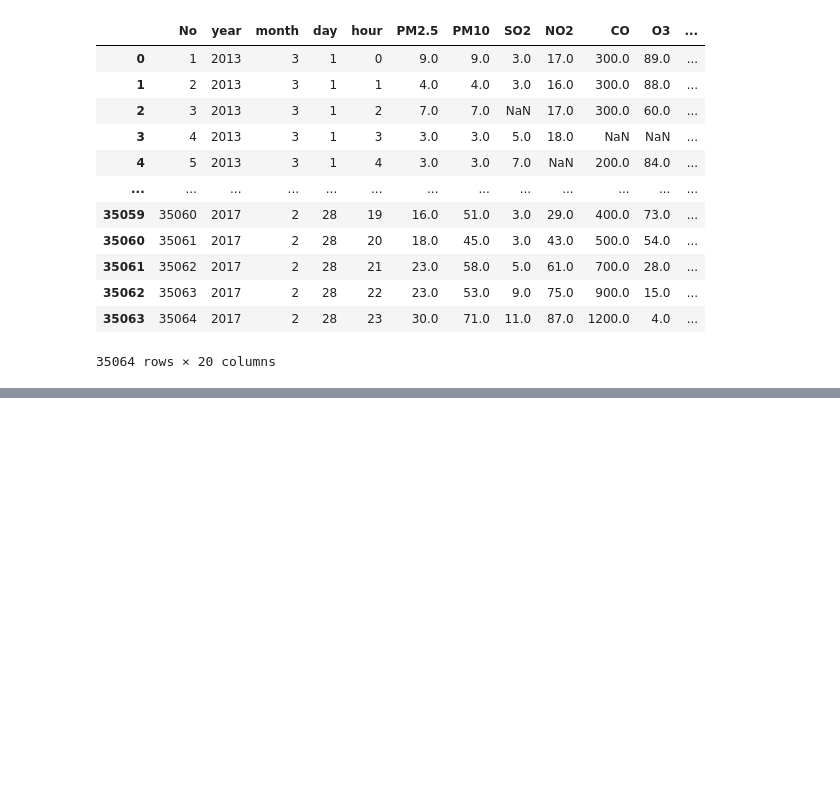
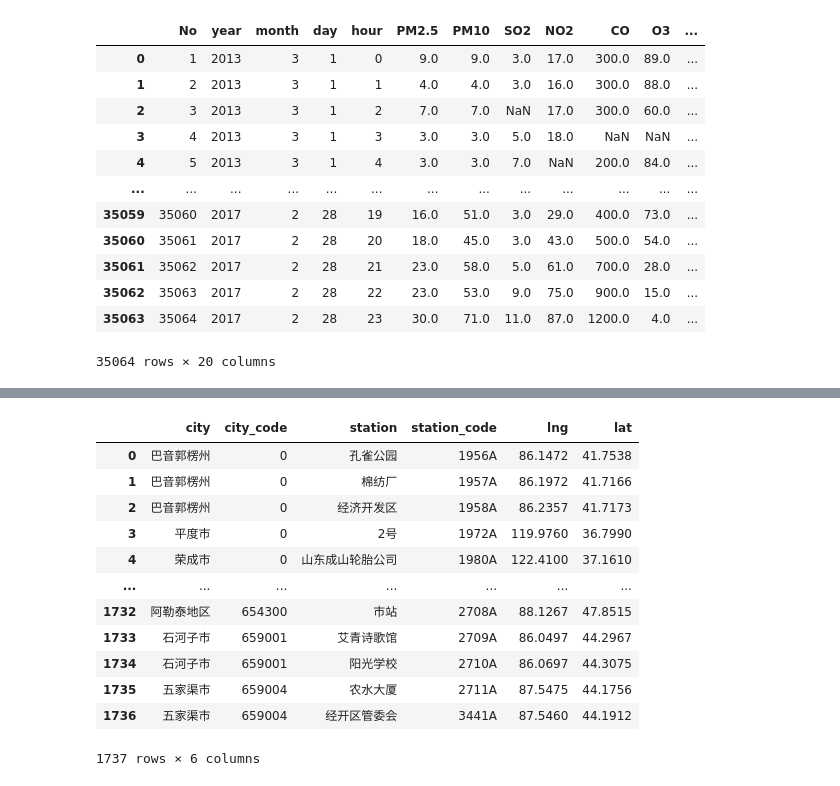
Before and after one commit to perthonBalans/SUSTC_Stat_217_Proj, a Jupyter notebook: CleanFunc.ipynb, the cells around one changed output, grey strips where cells are left out. Drawn from its saved outputs; the diff is of its cells as text; code cells hidden in the pictures; blank space fills up the shorter version.

```diff
--- a/CleanFunc.ipynb
+++ b/CleanFunc.ipynb
@@ -92,0 +115,17 @@ test
+# %%
+position = pd.DataFrame.from_records(position['data'])
+position
+# %% [output]
+|  | city | city_code | station | station_code | lng | lat |
+| 0 | 巴音郭楞州 | 0 | 孔雀公园 | 1956A | 86.1472 | 41.7538 |
+| 1 | 巴音郭楞州 | 0 | 棉纺厂 | 1957A | 86.1972 | 41.7166 |
+| 2 | 巴音郭楞州 | 0 | 经济开发区 | 1958A | 86.2357 | 41.7173 |
+| 3 | 平度市 | 0 | 2号 | 1972A | 119.9760 | 36.7990 |
+| 4 | 荣成市 | 0 | 山东成山轮胎公司 | 1980A | 122.4100 | 37.1610 |
+| ... | ... | ... | ... | ... | ... | ... |
+| 1732 | 阿勒泰地区 | 654300 | 市站 | 2708A | 88.1267 | 47.8515 |
+| 1733 | 石河子市 | 659001 | 艾青诗歌馆 | 2709A | 86.0497 | 44.2967 |
+| 1734 | 石河子市 | 659001 | 阳光学校 | 2710A | 86.0697 | 44.3075 |
+| 1735 | 五家渠市 | 659004 | 农水大厦 | 2711A | 87.5475 | 44.1756 |
+| 1736 | 五家渠市 | 659004 | 经开区管委会 | 3441A | 87.5460 | 44.1912 |
+1737 rows × 6 columns
```
Also changed, not shown: parts of 4 cells of this notebook, 1 other file.
